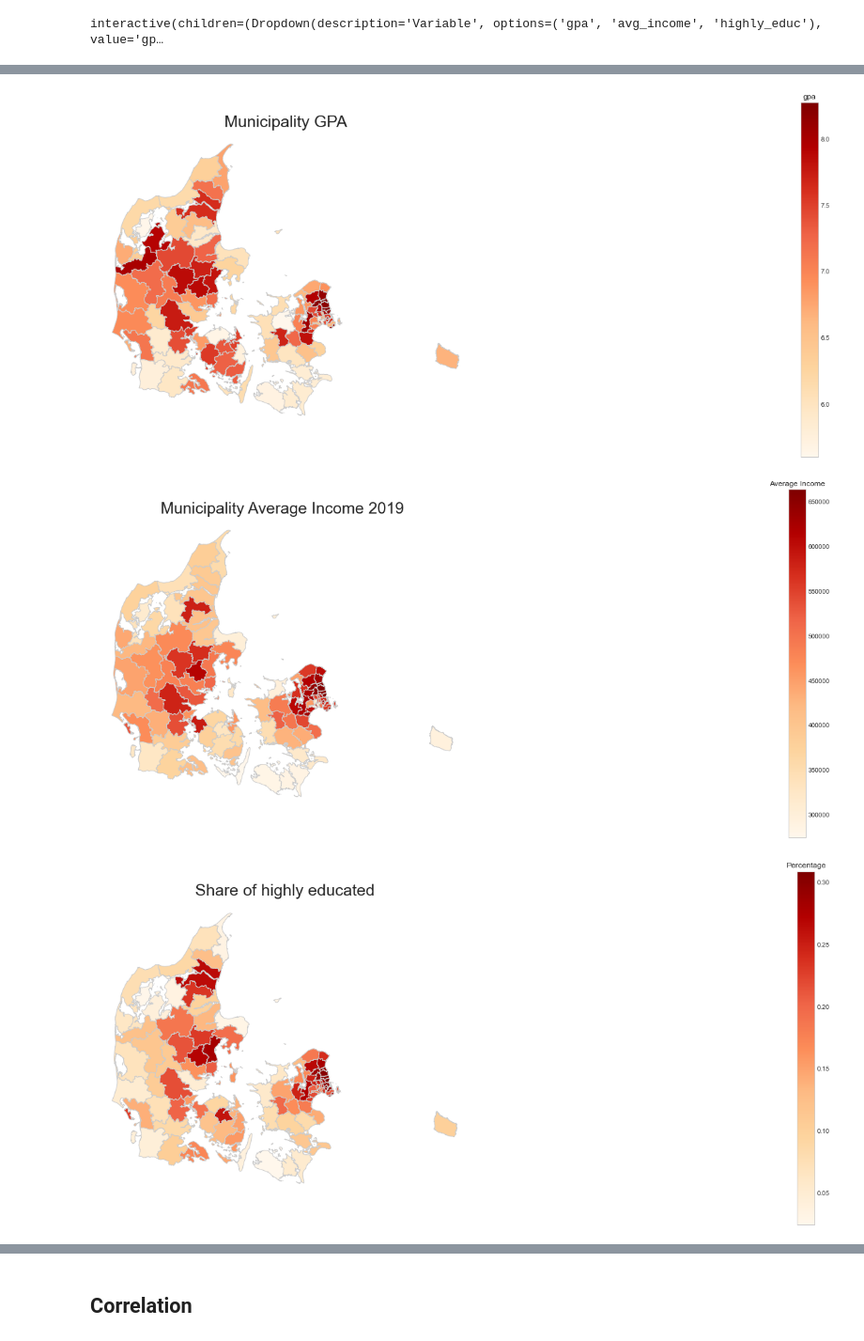
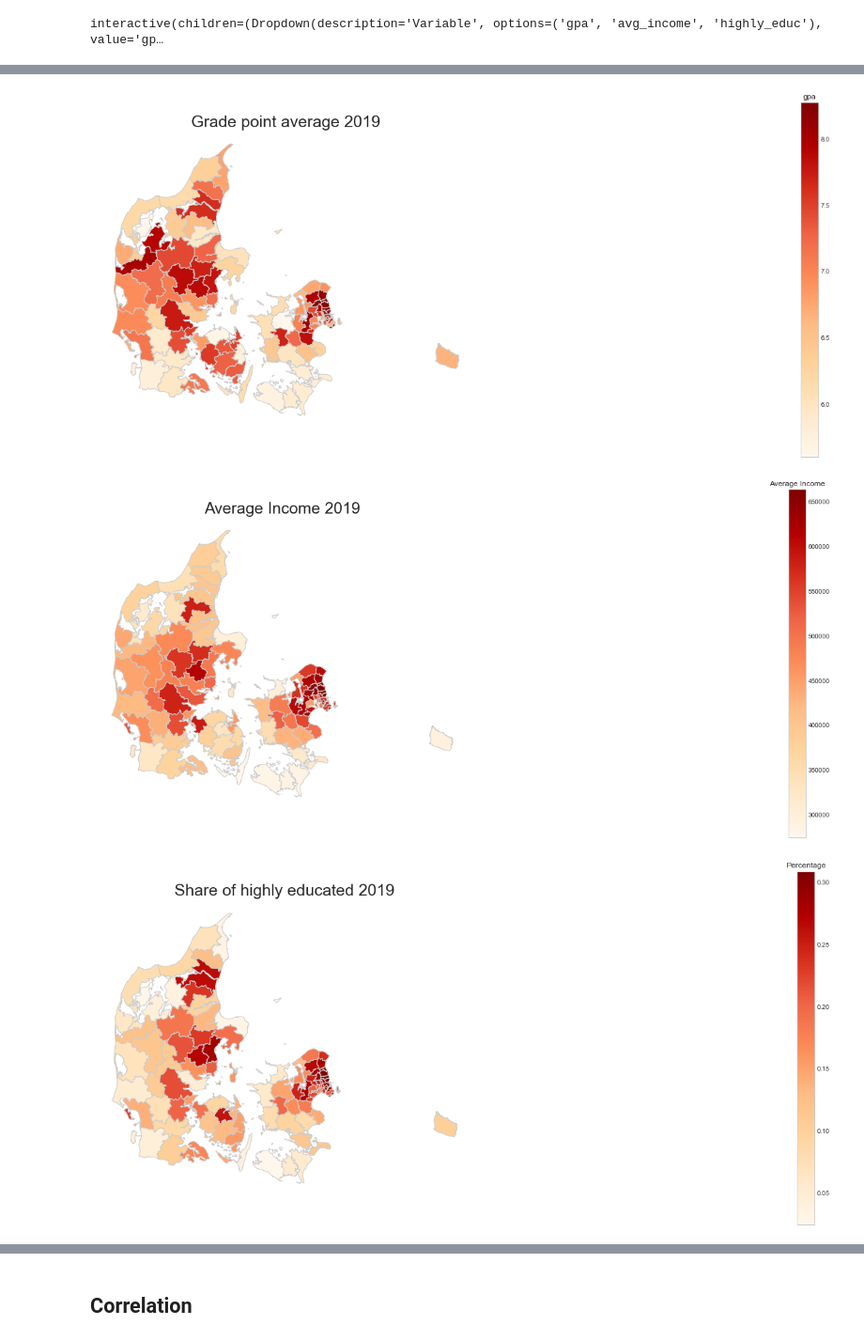
Before and after one commit to AskerNC/projects-2021-sstl, a Jupyter notebook: dataproject/dataproject.ipynb, the cells around one changed output, grey strips where cells are left out. Shown at 94% size. Drawn from its saved outputs; the diff is of its cells as text; code cells hidden in the pictures.

```diff
--- a/dataproject/dataproject.ipynb
+++ b/dataproject/dataproject.ipynb
@@ -554,6 +559,5 @@ Municipalities in our map data but named differently in API data: ['København',
 # %%
-
-
+#creating a copy
 merged2 = merged.copy()
 
 # Changing municipality names so the files can merge
@@ -581,7 +585,7 @@ VisVarhigh = 'highly_educ'
 VisVarinc = 'avg_income'
 
 
-# set the colour range in the plot
+# set the colour range in the plot, the possible min and max values
 vminUNE, vmaxUNE = merged2['gpa'].min() , merged2['gpa'].max()
 vminFer, vmaxFer = merged2['avg_income'].min() , merged2['avg_income'].max()
 vminMer, vmaxMer = merged2['highly_educ'].min() , merged2['highly_educ'].max()
@@ -600,7 +604,7 @@ ax1.axis('off')
 ax2.axis('off')
 
 # add title and size of title
-ax1.set_title('Municipality grade point average ', \
+ax1.set_title('Grade point average 2019', \
               fontdict={'fontsize': '25',
                         'fontweight' : '3'})
 
@@ -636,7 +640,7 @@ ax1.axis('off')
 ax2.axis('off')
 
 # add title and size of title
-ax1.set_title('Municipality Average Income 2019', \
+ax1.set_title('Average Income 2019', \
               fontdict={'fontsize': '25',
                         'fontweight' : '3'})
 
@@ -666,34 +670,34 @@ plt.show()
 side_length = 10
 fig, (ax1, ax2) = plt.subplots(1, 2, figsize=(side_length * 2.1, side_length) , subplot_kw={'aspect': 1})
 fig.subplots_adjust(hspace=0.0, wspace=0.0)
 
 # removing axis from our map
 ax1.axis('off')
 ax2.axis('off')
 
 # add title and size of title
-ax1.set_title('Share of highly educated', \
+ax1.set_title('Share of highly educated 2019', \
               fontdict={'fontsize': '25',
                         'fontweight' : '3'})
 
 ## create the actual plot
 ax1=final_map.plot(column=VisVarhigh,  cmap='OrRd', ax=ax1, edgecolor='0.8')
 
 ## mapping the colour scale
 sm = plt.cm.ScalarMappable(cmap='OrRd', norm=plt.Normalize(vmin=vminMer, vmax=vmaxMer))
 
 # Empty array
 sm._A = []
 
 # create colour bar
 cbar = fig.colorbar(sm)
 
 # colour bar title
 cbar.ax.set_title('Percentage')
 
 #show plot
 plt.show()
 # %% [output]
-[figure, old version]
+[figure, new version]
-[figure, old version]
+[figure, new version]
-[figure, old version]
+[figure, new version]
```
Also changed, not shown: parts of 8 cells of this notebook.
